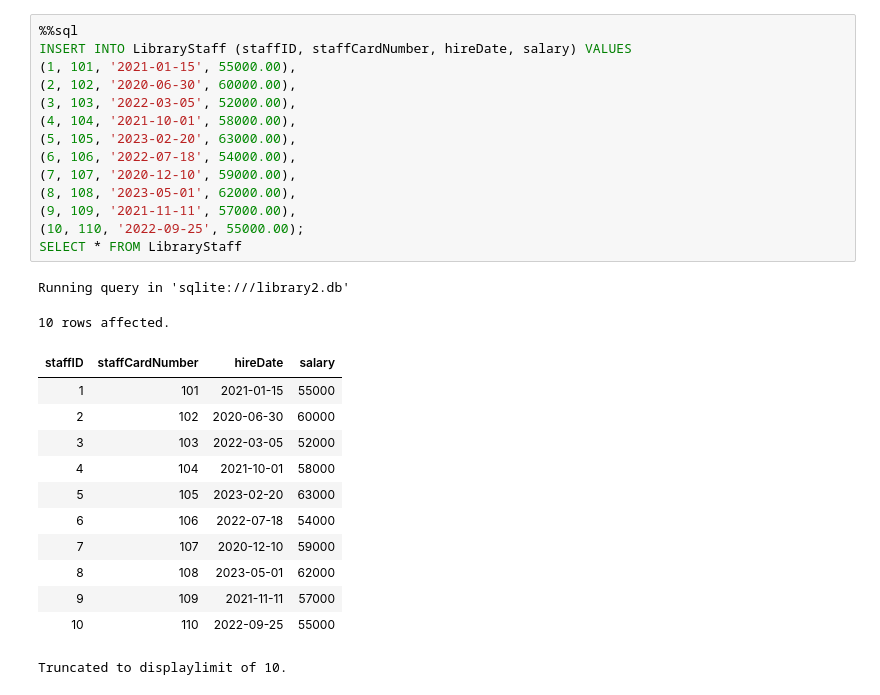
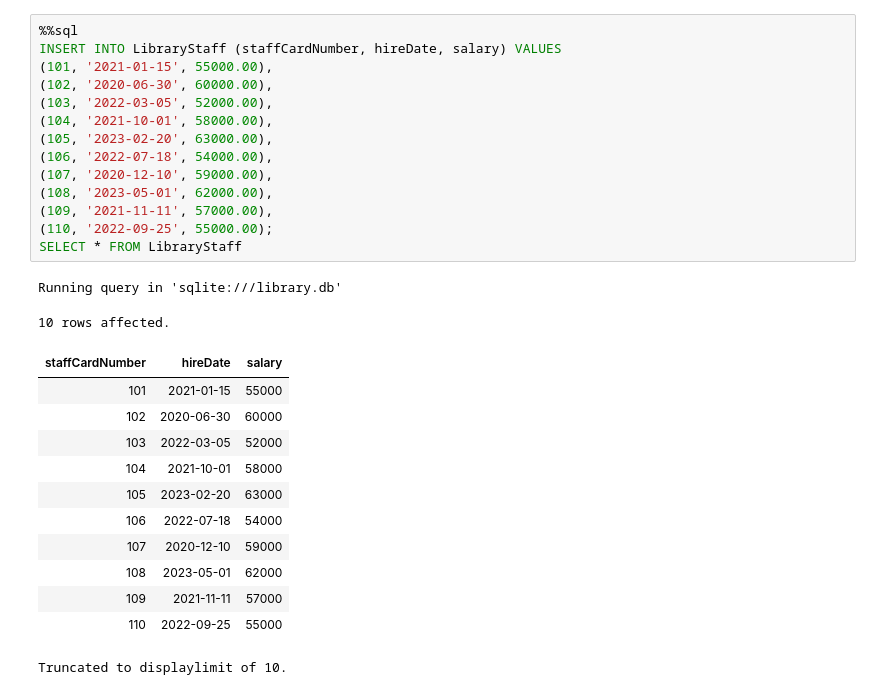
Before and after one commit to SimonGCP/CMPT354-mini-project, a Jupyter notebook: db/CMPT354-Project2.ipynb, the cells around one changed output. Saved outputs shown, nothing was run; the diff lists cells and outputs as text.

```diff
--- a/db/CMPT354-Project2.ipynb
+++ b/db/CMPT354-Project2.ipynb
@@ -243,32 +234,32 @@ Running query in 'sqlite:///library2.db'
 Truncated to displaylimit of 10.
 # %%
 %%sql
-INSERT INTO LibraryStaff (staffID, staffCardNumber, hireDate, salary) VALUES
-(1, 101, '2021-01-15', 55000.00),
-(2, 102, '2020-06-30', 60000.00),
-(3, 103, '2022-03-05', 52000.00),
-(4, 104, '2021-10-01', 58000.00),
-(5, 105, '2023-02-20', 63000.00),
-(6, 106, '2022-07-18', 54000.00),
-(7, 107, '2020-12-10', 59000.00),
-(8, 108, '2023-05-01', 62000.00),
-(9, 109, '2021-11-11', 57000.00),
-(10, 110, '2022-09-25', 55000.00);
+INSERT INTO LibraryStaff (staffCardNumber, hireDate, salary) VALUES
+(101, '2021-01-15', 55000.00),
+(102, '2020-06-30', 60000.00),
+(103, '2022-03-05', 52000.00),
+(104, '2021-10-01', 58000.00),
+(105, '2023-02-20', 63000.00),
+(106, '2022-07-18', 54000.00),
+(107, '2020-12-10', 59000.00),
+(108, '2023-05-01', 62000.00),
+(109, '2021-11-11', 57000.00),
+(110, '2022-09-25', 55000.00);
 SELECT * FROM LibraryStaff
 # %% [output]
-Running query in 'sqlite:///library2.db'
+Running query in 'sqlite:///library.db'
 10 rows affected.
-| staffID | staffCardNumber | hireDate | salary |
-| 1 | 101 | 2021-01-15 | 55000 |
-| 2 | 102 | 2020-06-30 | 60000 |
-| 3 | 103 | 2022-03-05 | 52000 |
-| 4 | 104 | 2021-10-01 | 58000 |
-| 5 | 105 | 2023-02-20 | 63000 |
-| 6 | 106 | 2022-07-18 | 54000 |
-| 7 | 107 | 2020-12-10 | 59000 |
-| 8 | 108 | 2023-05-01 | 62000 |
-| 9 | 109 | 2021-11-11 | 57000 |
-| 10 | 110 | 2022-09-25 | 55000 |
+| staffCardNumber | hireDate | salary |
+| 101 | 2021-01-15 | 55000 |
+| 102 | 2020-06-30 | 60000 |
+| 103 | 2022-03-05 | 52000 |
+| 104 | 2021-10-01 | 58000 |
+| 105 | 2023-02-20 | 63000 |
+| 106 | 2022-07-18 | 54000 |
+| 107 | 2020-12-10 | 59000 |
+| 108 | 2023-05-01 | 62000 |
+| 109 | 2021-11-11 | 57000 |
+| 110 | 2022-09-25 | 55000 |
 Truncated to displaylimit of 10.
 # %%
 %%sql
```
Also changed, not shown: parts of 12 cells of this notebook, 3 other files.
